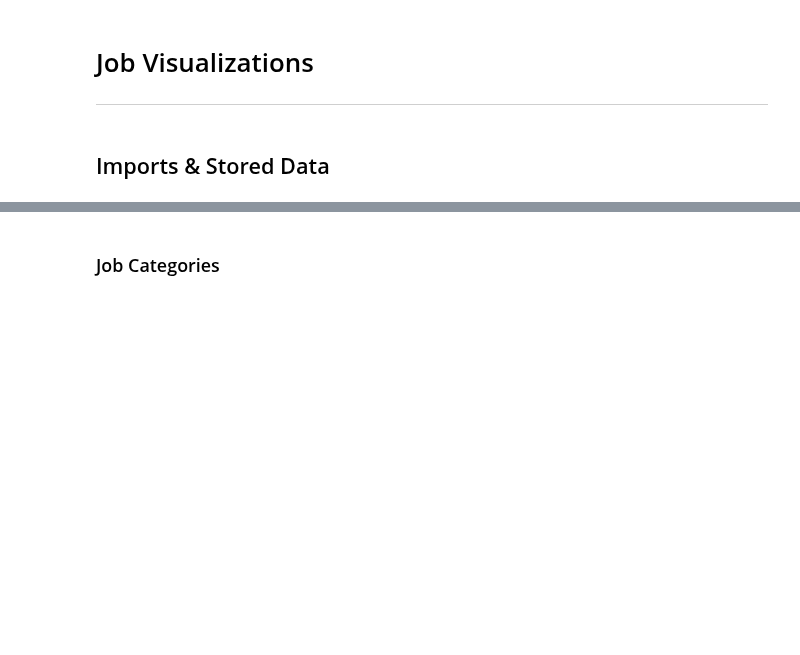
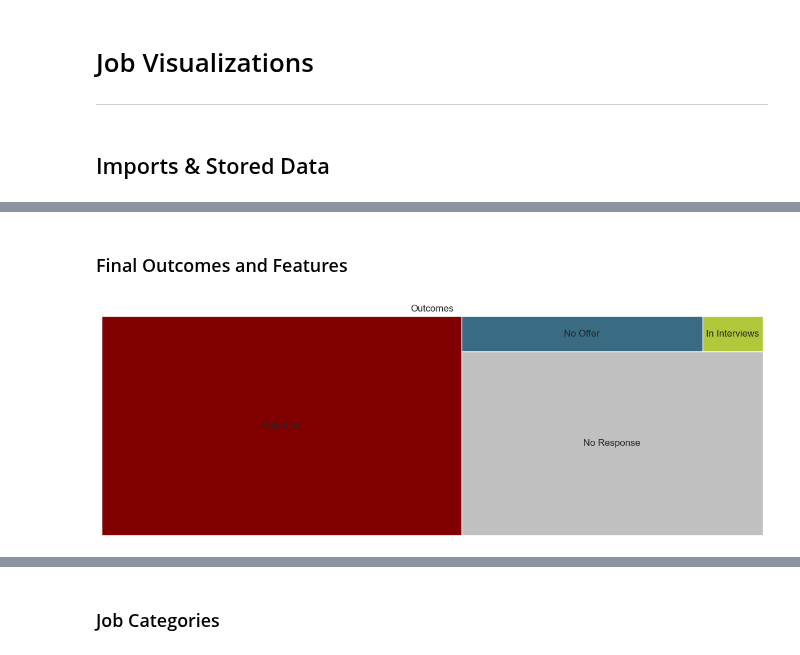
Before and after one commit to emilycardwell/my-jobs, a Jupyter notebook: jupyter_notebooks/job_visualizations.ipynb, the cells around one changed output, grey strips where cells are left out. Drawn from its saved outputs; the diff is of its cells as text; code cells hidden in the pictures; blank space fills up the shorter version.

```diff
--- a/jupyter_notebooks/job_visualizations.ipynb
+++ b/jupyter_notebooks/job_visualizations.ipynb
@@ -16,0 +34,6 @@ from py_files.data_functions import verify_consolidate
+# %% [markdown]
+### Final Outcomes and Features
+# %%
+tree()
+# %% [output]
+[figure, added]
```
Also changed, not shown: parts of 25 cells of this notebook, 14 other files.
